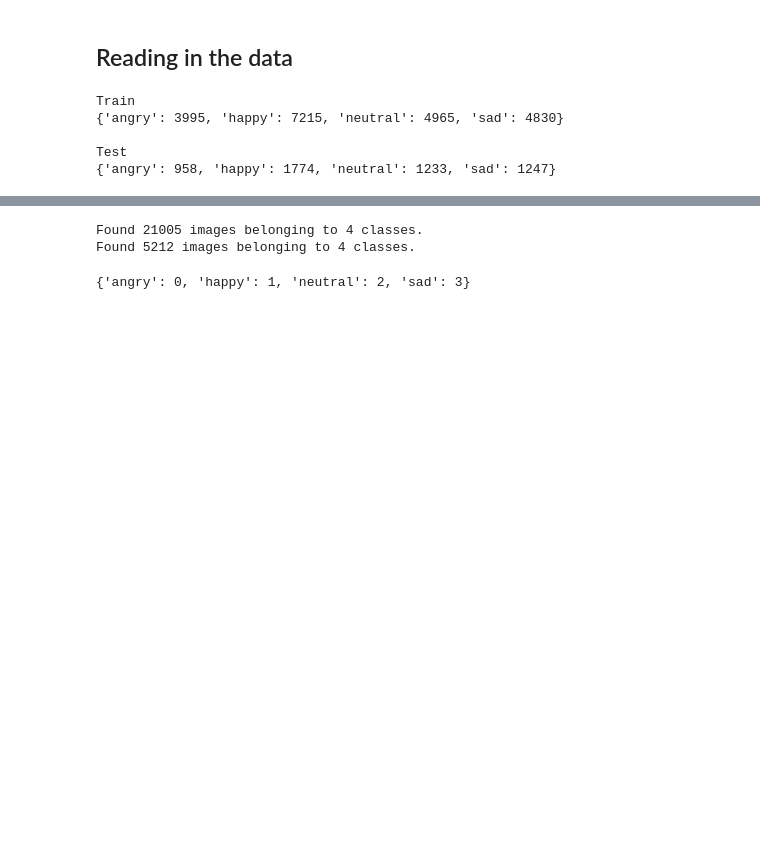
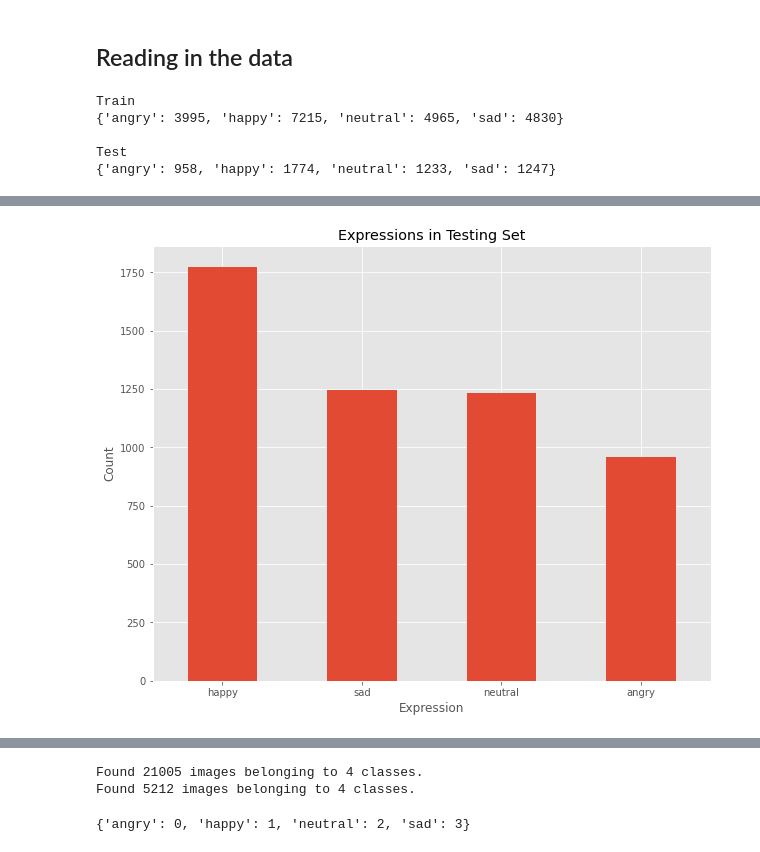
Before and after one commit to granthicks/facial-expression-recongition, a Jupyter notebook: facial-expression-recognition.ipynb, the cells around one changed output, grey strips where cells are left out. Drawn from its saved outputs; the diff is of its cells as text; code cells hidden in the pictures; blank space fills up the shorter version.

```diff
--- a/facial-expression-recognition.ipynb
+++ b/facial-expression-recognition.ipynb
@@ -64,0 +87,11 @@ Test
+# %%
+# Plotting the counts of each expression in the test set
+
+counts_df['test'].sort_values(ascending=False).plot(
+    kind='bar', figsize=(10, 8))
+plt.title('Expressions in Testing Set')
+plt.xlabel('Expression')
+plt.ylabel('Count')
+plt.xticks(rotation=0);
+# %% [output]
+[figure, added]
```
Also changed, not shown: parts of 16 cells of this notebook.
